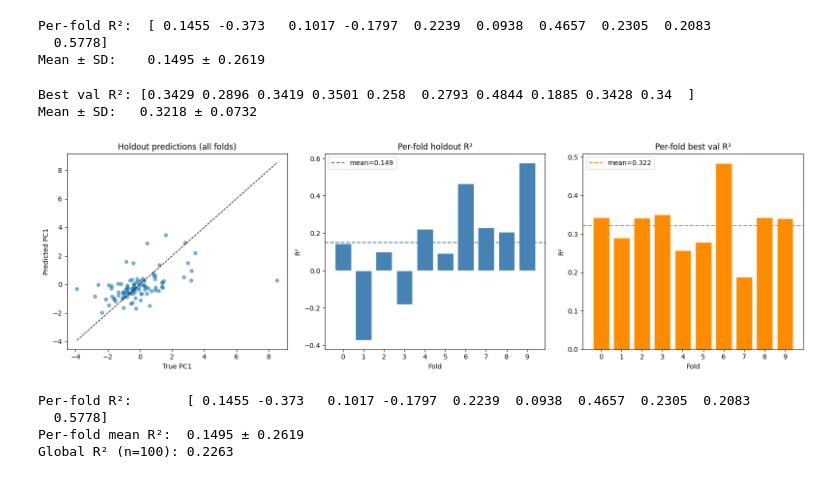
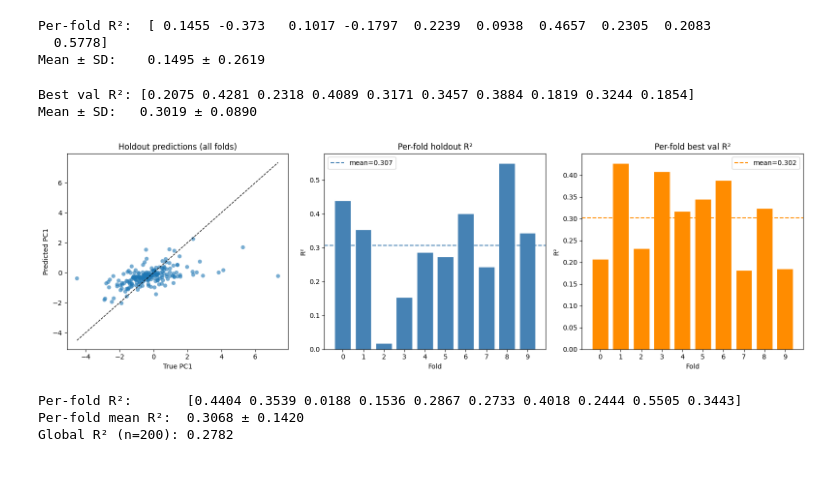
Before and after one commit to william2952/EEG_FDG_dementia, a Jupyter notebook: model_lightning_cv.ipynb, the cells around one changed output. Drawn from its saved outputs; the diff is of its cells as text; code cells hidden in the pictures.

```diff
--- a/model_lightning_cv.ipynb
+++ b/model_lightning_cv.ipynb
@@ -389,49 +389,49 @@ Mean ± SD:    0.1495 ± 0.2619
 from tensorboard.backend.event_processing.event_accumulator import EventAccumulator
 
 best_val_r2_arr = np.array([
-    max(e.value for e in EventAccumulator(f"model_data/cv_results/logs/fold{i}/version_0").Reload().Scalars("val_r2_mean"))
-    for i in range(N_FOLDS)
+    max(e.value for e in EventAccumulator(f"model_data/cv_results_stratified/logs/fold{i}/version_0").Reload().Scalars("val_r2_mean"))
+    for i in range(10)
 ])
 print(f"Best val R²: {np.round(best_val_r2_arr, 4)}")
 print(f"Mean ± SD:   {best_val_r2_arr.mean():.4f} ± {best_val_r2_arr.std():.4f}")
 # %% [output]
-Best val R²: [0.3429 0.2896 0.3419 0.3501 0.258  0.2793 0.4844 0.1885 0.3428 0.34  ]
-Mean ± SD:   0.3218 ± 0.0732
+Best val R²: [0.2075 0.4281 0.2318 0.4089 0.3171 0.3457 0.3884 0.1819 0.3244 0.1854]
+Mean ± SD:   0.3019 ± 0.0890
 # %%
 fig, axes = plt.subplots(1, 3, figsize=(16, 5))
 
 # Scatter: pooled predictions vs true
 ax = axes[0]
 ax.scatter(results_df["true_pc1"], results_df["pred_pc1"], alpha=0.6, edgecolors="none")
 lims = [results_df[["true_pc1", "pred_pc1"]].min().min(),
         results_df[["true_pc1", "pred_pc1"]].max().max()]
 ax.plot(lims, lims, "k--", lw=1)
 ax.set(xlabel="True PC1", ylabel="Predicted PC1", title="Holdout predictions (all folds)")
 
 # Bar: per-fold holdout R²
 ax = axes[1]
-ax.bar(range(N_FOLDS), fold_r2_arr, color="steelblue", edgecolor="white")
+ax.bar(range(10), fold_r2_arr, color="steelblue", edgecolor="white")
 ax.axhline(fold_r2_arr.mean(), color="steelblue", linestyle="--",
            label=f"mean={fold_r2_arr.mean():.3f}")
-ax.set(xlabel="Fold", ylabel="R²", title="Per-fold holdout R²", xticks=range(N_FOLDS))
+ax.set(xlabel="Fold", ylabel="R²", title="Per-fold holdout R²", xticks=range(10))
 ax.legend()
 
 # Bar: best val R² per fold
 ax = axes[2]
-ax.bar(range(N_FOLDS), best_val_r2_arr, color="darkorange", edgecolor="white")
+ax.bar(range(10), best_val_r2_arr, color="darkorange", edgecolor="white")
 ax.axhline(best_val_r2_arr.mean(), color="darkorange", linestyle="--",
            label=f"mean={best_val_r2_arr.mean():.3f}")
-ax.set(xlabel="Fold", ylabel="R²", title="Per-fold best val R²", xticks=range(N_FOLDS))
+ax.set(xlabel="Fold", ylabel="R²", title="Per-fold best val R²", xticks=range(10))
 ax.legend()
 
 plt.tight_layout()
-plt.savefig("model_data/cv_results/cv_summary.png", dpi=150)
+plt.savefig("model_data/cv_results_stratified/cv_summary.png", dpi=150)
 plt.show()
 # %% [output]
-[figure, old version]
+[figure, new version]
 # %%
 # Recompute fold R² and global R² from saved predictions — no model re-run needed
-results_df = pd.read_parquet("model_data/cv_results/predictions.parquet")
+results_df = pd.read_parquet("model_data/cv_results_stratified/predictions.parquet")
 
 fold_r2_arr = np.array([
     r2_score(g["true_pc1"], g["pred_pc1"])
@@ -441,9 +441,8 @@ global_r2 = r2_score(results_df["true_pc1"], results_df["pred_pc1"])
 
 print(f"Per-fold R²:       {np.round(fold_r2_arr, 4)}")
 print(f"Per-fold mean R²:  {fold_r2_arr.mean():.4f} ± {fold_r2_arr.std():.4f}")
-print(f"Global R² (n=100): {global_r2:.4f}")
+print(f"Global R² (n=200): {global_r2:.4f}")
 # %% [output]
-Per-fold R²:       [ 0.1455 -0.373   0.1017 -0.1797  0.2239  0.0938  0.4657  0.2305  0.2083
-  0.5778]
-Per-fold mean R²:  0.1495 ± 0.2619
-Global R² (n=100): 0.2263
+Per-fold R²:       [0.4404 0.3539 0.0188 0.1536 0.2867 0.2733 0.4018 0.2444 0.5505 0.3443]
+Per-fold mean R²:  0.3068 ± 0.1420
+Global R² (n=200): 0.2782
```
Also changed, not shown: 1 other file.
